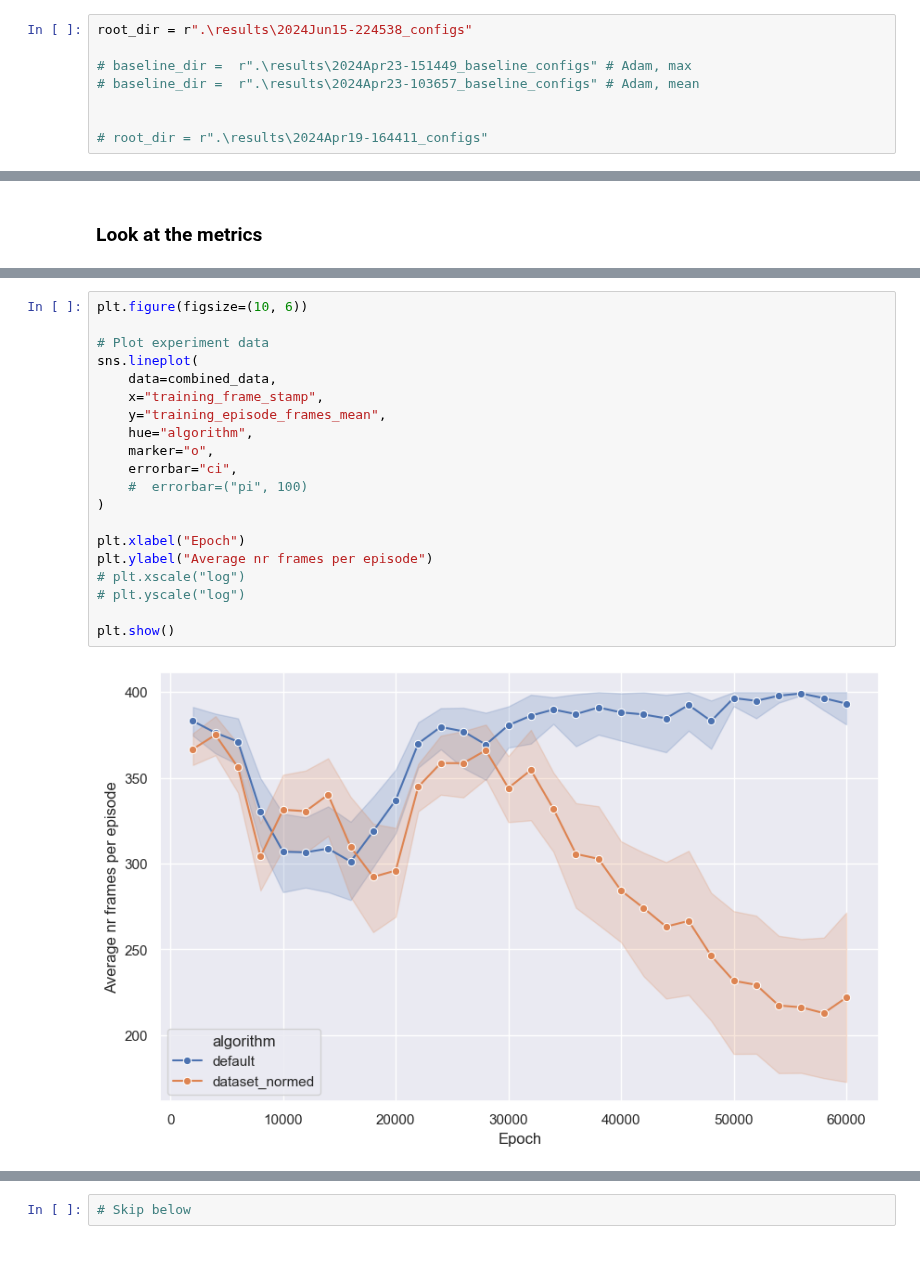
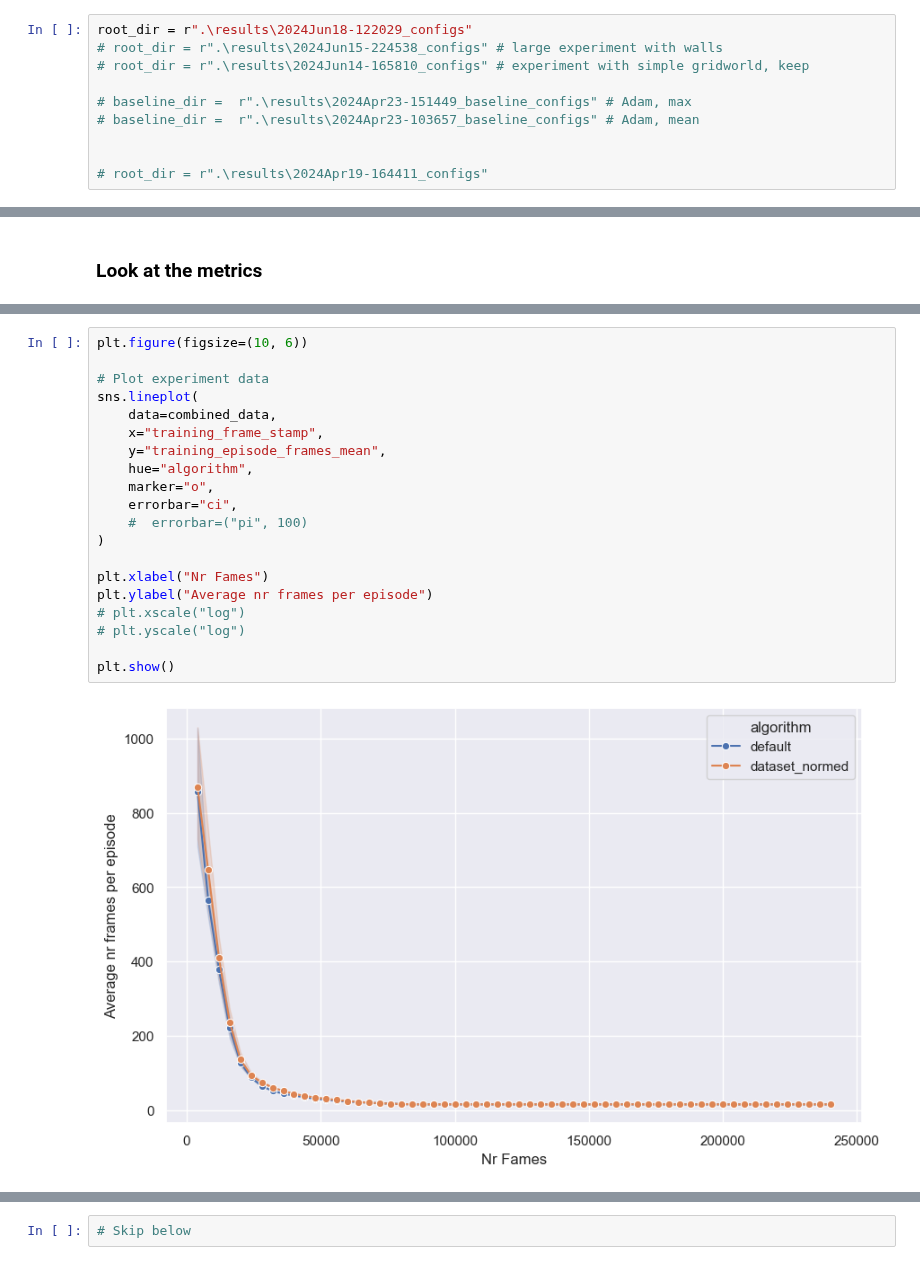
Before and after one commit to mariusdgm/phd-research, a Jupyter notebook: experiments/dqn/analyze_results_adjusted_loss.ipynb, the cells around one changed output, grey strips where cells are left out. Saved outputs shown, nothing was run; the diff lists cells and outputs as text.

```diff
--- a/experiments/dqn/analyze_results_adjusted_loss.ipynb
+++ b/experiments/dqn/analyze_results_adjusted_loss.ipynb
@@ -24,7 +24,9 @@ import torch
 import seaborn as sns
 sns.set_theme()
 # %%
-root_dir = r".\results\2024Jun15-224538_configs"
+root_dir = r".\results\2024Jun18-122029_configs"
+# root_dir = r".\results\2024Jun15-224538_configs" # large experiment with walls
+# root_dir = r".\results\2024Jun14-165810_configs" # experiment with simple gridworld, keep
 
 # baseline_dir =  r".\results\2024Apr23-151449_baseline_configs" # Adam, max
 # baseline_dir =  r".\results\2024Apr23-103657_baseline_configs" # Adam, mean
@@ -501,25 +503,25 @@ Index(['training_frame_stamp', 'training_epsilon_greedy',
 # %%
 plt.figure(figsize=(10, 6))
 
 # Plot experiment data
 sns.lineplot(
     data=combined_data,
     x="training_frame_stamp",
     y="training_episode_frames_mean",
     hue="algorithm",
     marker="o",
     errorbar="ci",
     #  errorbar=("pi", 100)
 )
 
-plt.xlabel("Epoch")
+plt.xlabel("Nr Fames")
 plt.ylabel("Average nr frames per episode")
 # plt.xscale("log")
 # plt.yscale("log")
 
 plt.show()
 # %% [output]
-[figure, old version]
+[figure, new version]
 # %%
 plt.figure(figsize=(10, 6))
 
```
Also changed, not shown: parts of 11 cells of this notebook, 4 other files.
